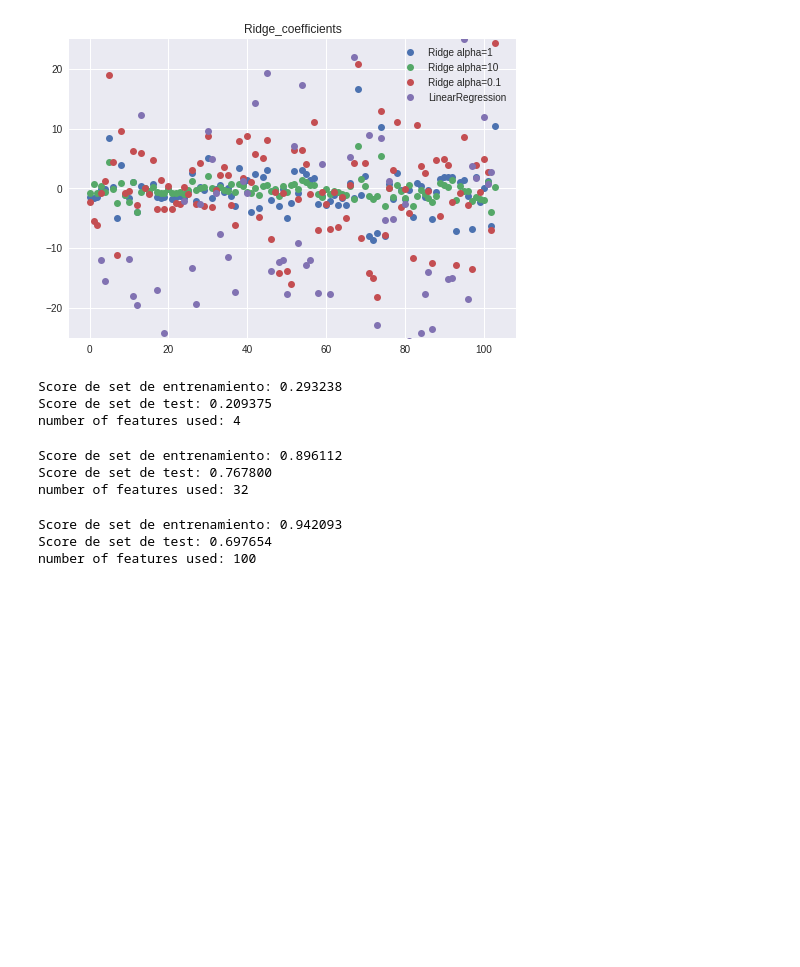
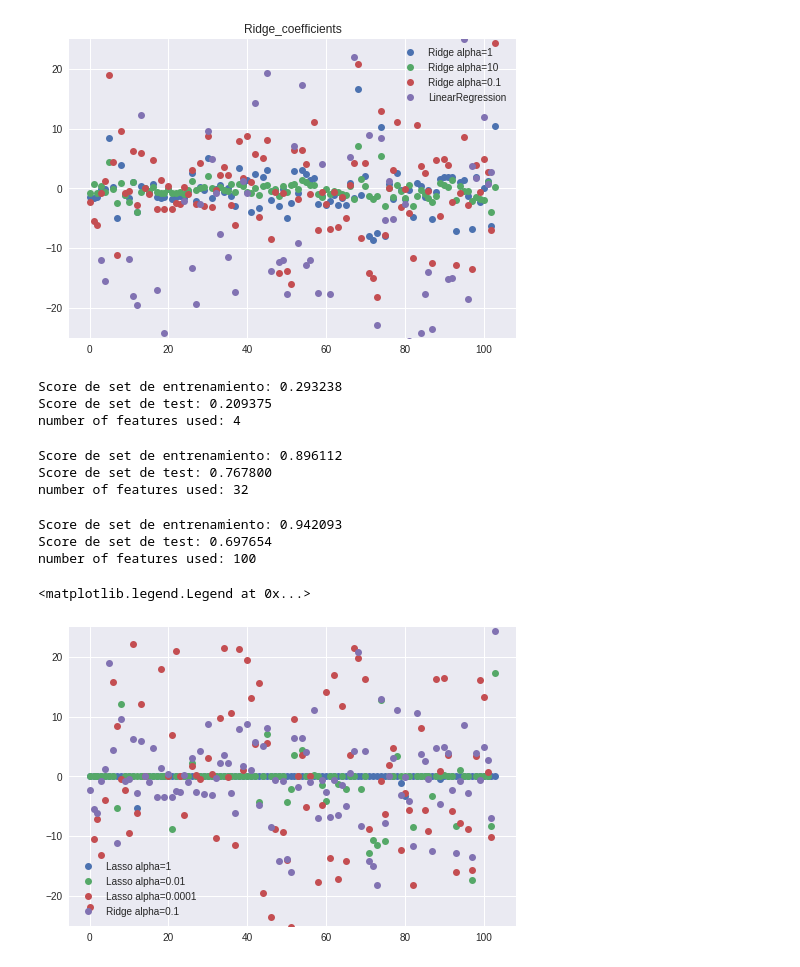
Before and after one commit to igrosny/libros, a Jupyter notebook: IMLP/Capitulo_2_Aprendizaje_automatico.ipynb, the cells around one changed output. Drawn from its saved outputs; the diff is of its cells as text; code cells hidden in the pictures; blank space fills up the shorter version.

```diff
--- a/IMLP/Capitulo_2_Aprendizaje_automatico.ipynb
+++ b/IMLP/Capitulo_2_Aprendizaje_automatico.ipynb
@@ -293,3 +293,14 @@ print("number of features used: %d" % np.sum(lasso00001.coef_ != 0))
 Score de set de entrenamiento: 0.942093
 Score de set de test: 0.697654
 number of features used: 100
+# %%
+plt.plot(lasso.coef_,'o', label="Lasso alpha=1")
+plt.plot(lasso001.coef_,'o', label="Lasso alpha=0.01")
+plt.plot(lasso00001.coef_,'o', label="Lasso alpha=0.0001")
+
+plt.plot(ridge01.coef_,'o', label="Ridge alpha=0.1")
+plt.ylim(-25, 25)
+plt.legend()
+# %% [output]
+<matplotlib.legend.Legend at 0x...>
+[figure, added]
```
Also changed, not shown: parts of 2 cells of this notebook.
